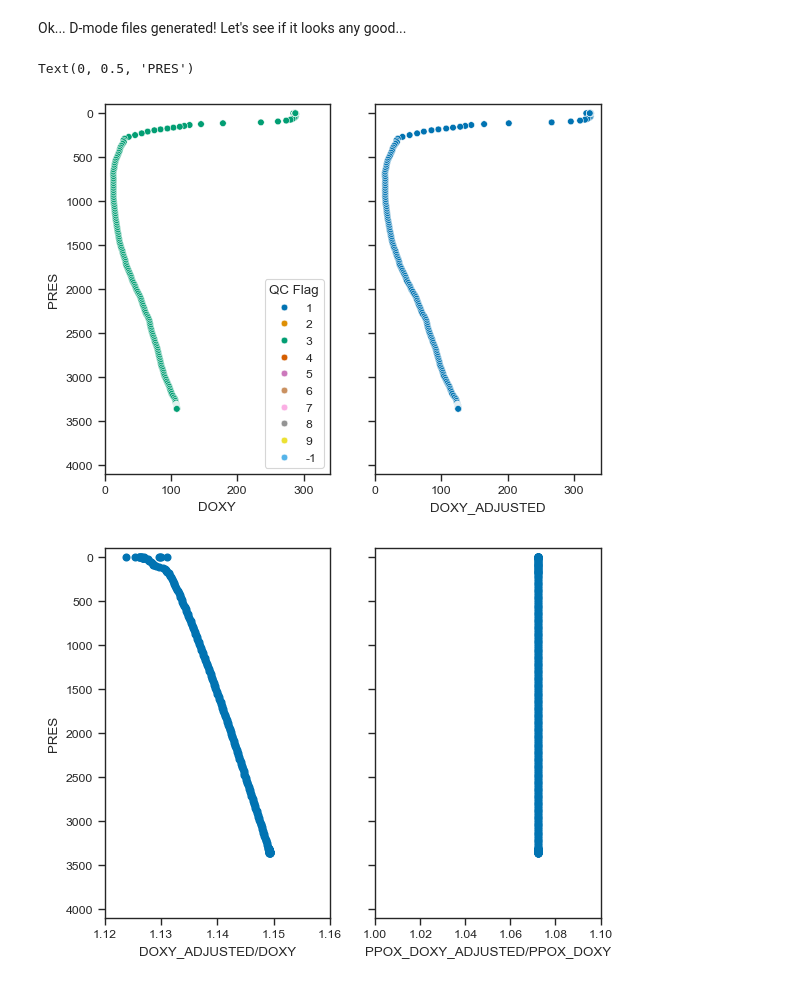
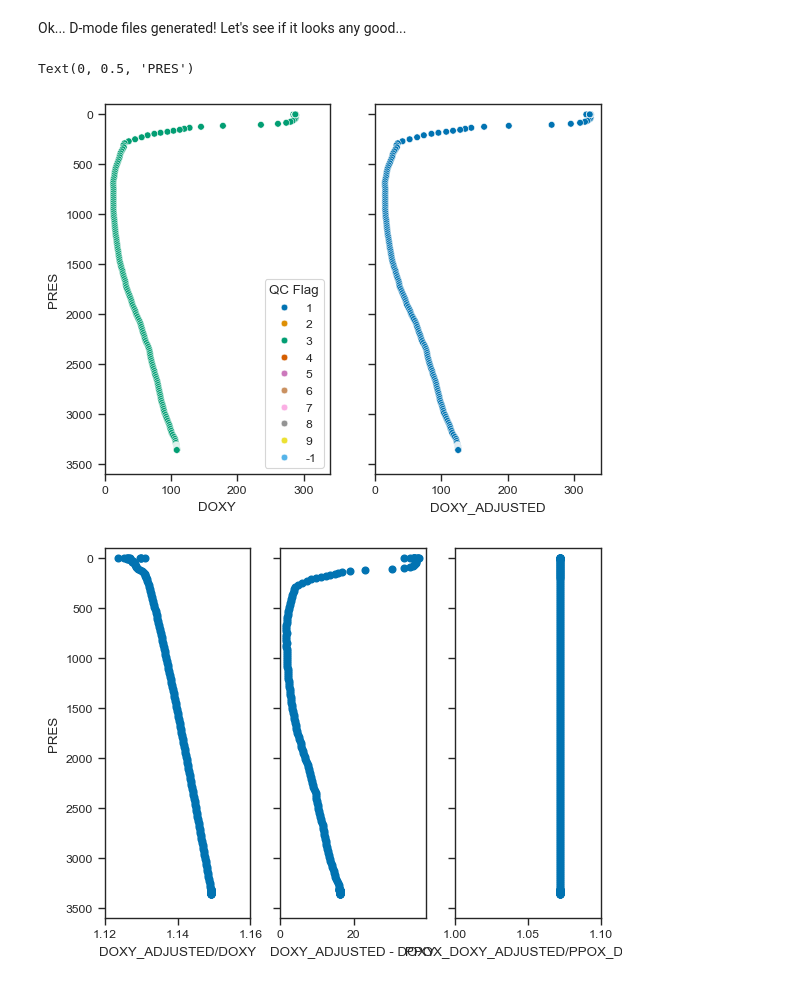
Before and after one commit to ArgoCanada/meds-dmqc, a Jupyter notebook: report/notebooks/01_active/4902636_report.ipynb, the cells around one changed output. Drawn from its saved outputs; the diff is of its cells as text; code cells hidden in the pictures.

```diff
--- a/report/notebooks/01_active/4902636_report.ipynb
+++ b/report/notebooks/01_active/4902636_report.ipynb
@@ -153,28 +153,31 @@ Ok... D-mode files generated! Let's see if it looks any good...
 # %%
 from netCDF4 import Dataset
 import matplotlib.pyplot as plt
 import seaborn as sns
 
 prof = bgc.prof(file=f'/Users/GordonC/Documents/data/Argo/dac/meds/D/{wmo}/profiles/BD{wmo}_033.nc')
 prof.reset()
 
 fig, axes = plt.subplots(1, 2, sharex=True, sharey=True)
 sns.scatterplot(data=prof.df, x='DOXY', y='PRES', hue='DOXY_QC', hue_order=[1, 2, 3, 4, 5, 6, 7, 8, 9, -1], palette='colorblind', ax=axes[0])
 sns.scatterplot(data=prof.df, x='DOXY_ADJUSTED', y='PRES', hue='DOXY_ADJUSTED_QC', hue_order=[1, 2, 3, 4, 5, 6, 7, 8, 9, -1], palette='colorblind', ax=axes[1], legend=False)
 axes[0].set_xlim((0, 340))
 axes[0].legend(title='QC Flag')
-axes[0].set_ylim((4100, -100))
+axes[0].set_ylim((3600, -100))
 
-fig, axes = plt.subplots(1, 2, sharex=False, sharey=True)
+fig, axes = plt.subplots(1, 3, sharex=False, sharey=True)
 axes[0].plot(prof.df.DOXY_ADJUSTED/prof.df.DOXY, prof.df.PRES, 'o')
-axes[1].plot(prof.df.PPOX_DOXY_ADJUSTED/prof.df.PPOX_DOXY, prof.df.PRES, 'o')
+axes[1].plot(prof.df.DOXY_ADJUSTED - prof.df.DOXY, prof.df.PRES, 'o')
+axes[2].plot(prof.df.PPOX_DOXY_ADJUSTED/prof.df.PPOX_DOXY, prof.df.PRES, 'o')
 axes[0].set_xlim((1.12, 1.16))
-axes[1].set_xlim((1.0, 1.10))
-axes[0].set_ylim((4100, -100))
+axes[2].set_xlim((1.0, 1.10))
+axes[0].set_ylim((3600, -100))
 axes[0].set_xlabel('DOXY_ADJUSTED/DOXY')
-axes[1].set_xlabel('PPOX_DOXY_ADJUSTED/PPOX_DOXY')
+axes[1].set_xlabel('DOXY_ADJUSTED - DOXY')
+axes[2].set_xlabel('PPOX_DOXY_ADJUSTED/PPOX_DOXY')
 axes[0].set_ylabel('PRES')
+fig.set_size_inches(1.33*fig.get_figwidth(), fig.get_figheight())
 # %% [output]
 Text(0, 0.5, 'PRES')
-[figure, old version]
+[figure, new version]
-[figure, old version]
+[figure, new version]
```
